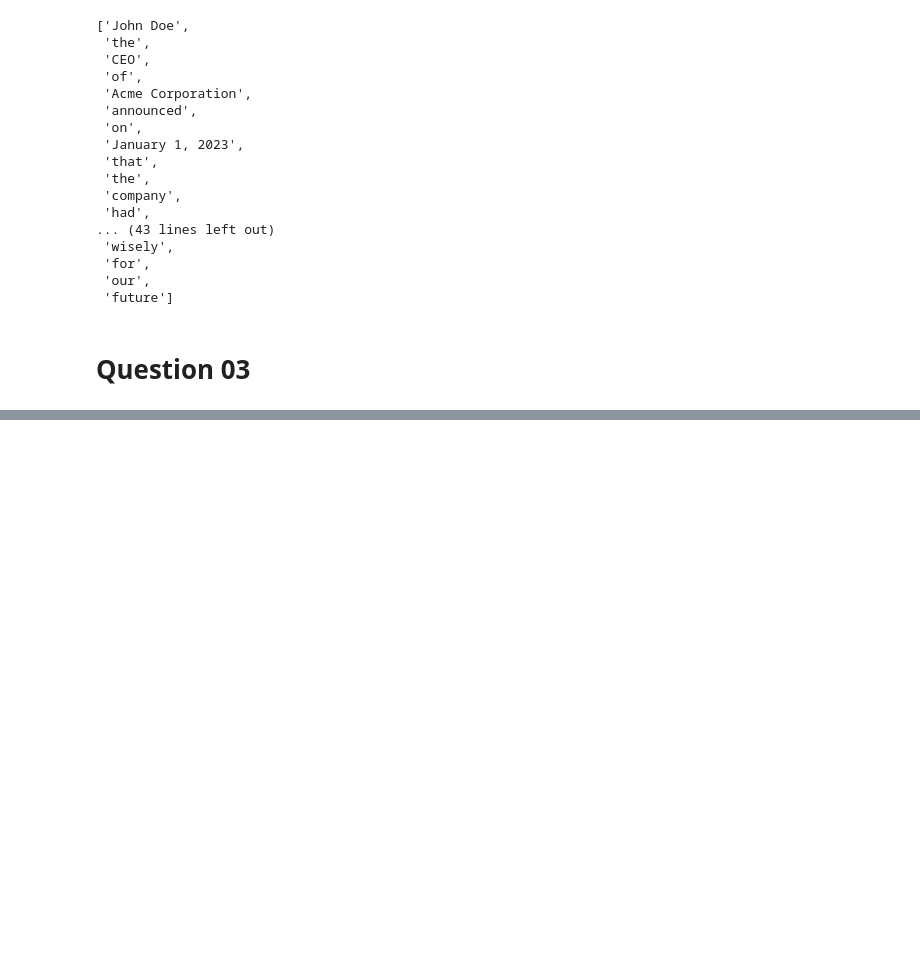
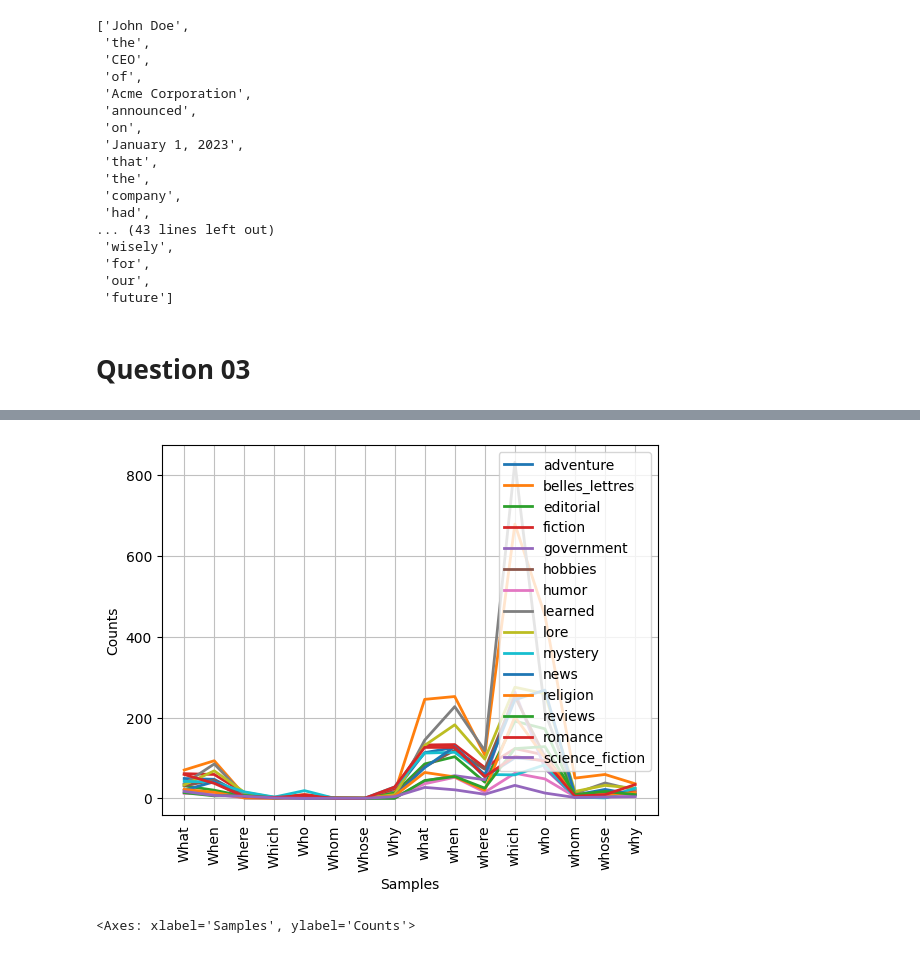
Before and after one commit to RanArino/Course_Projects, a Jupyter notebook: BDA550_TextMining/WS02.ipynb, the cells around one changed output, grey strips where cells are left out. Cells and saved outputs as stored; diff of their text form; code cells hidden in the pictures; blank space fills up the shorter version.

```diff
--- a/BDA550_TextMining/WS02.ipynb
+++ b/BDA550_TextMining/WS02.ipynb
@@ -108,0 +137,22 @@ wh_words = ['who', 'what', 'where', 'when', 'why', 'which', 'whose', 'whom']
+# %%
+# Observition 01:  the word duplication due to case distinction
+
+cfd = nltk.ConditionalFreqDist(
+    (cat, word)
+    for cat, text in token_dict.items()
+    for word in text if word.lower() in wh_words_list
+)
+
+# visualize the number of wh-words in each genre
+cfd.plot()
+
+# Comments:
+print("""
+- There were duplicated words due to the case distinctions only when I wrote (cat, word) instead of (cat, word.lower());
+   note that the second .lower() method is maintained as it is.
+- However, since I added lower method for both positions, the computer can address duplicated wh-words;
+   I confirmed that once the word duplicates occurred, the number of x-axes was doubled.
+""")
+# %% [output]
+[figure, added]
+<Axes: xlabel='Samples', ylabel='Counts'>
```
Also changed, not shown: parts of 4 cells of this notebook.
